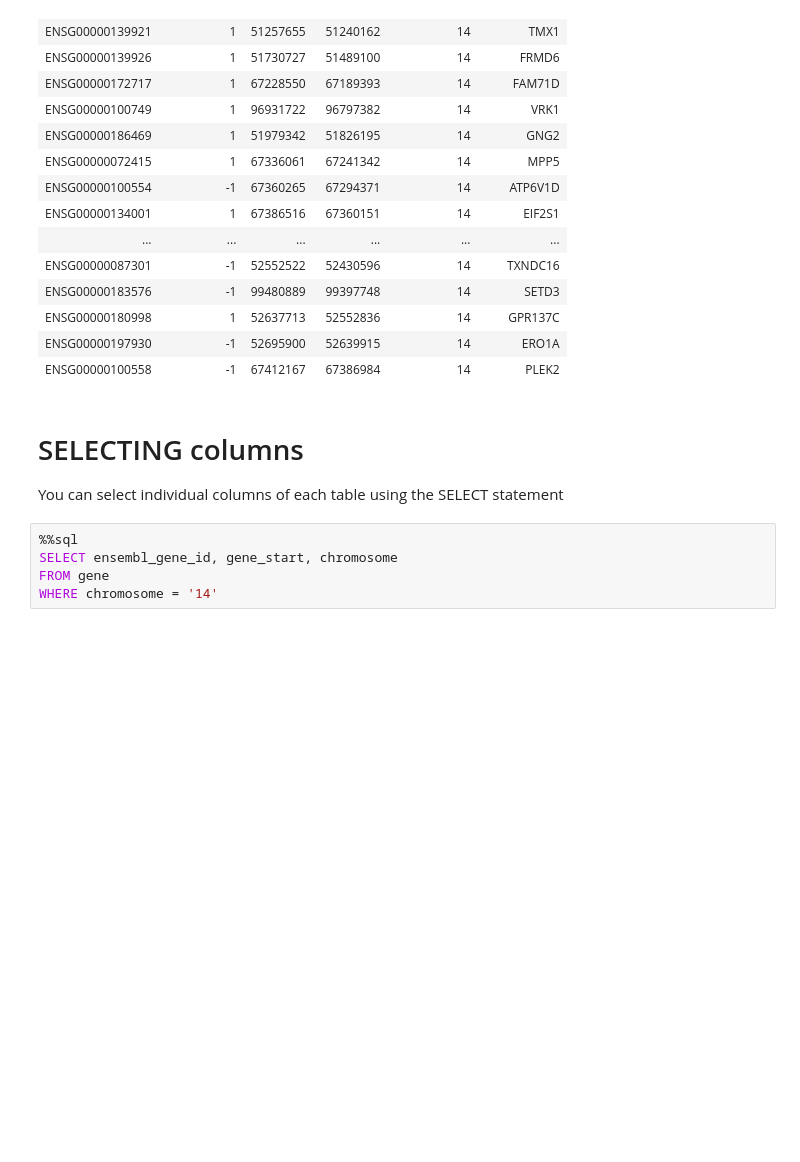
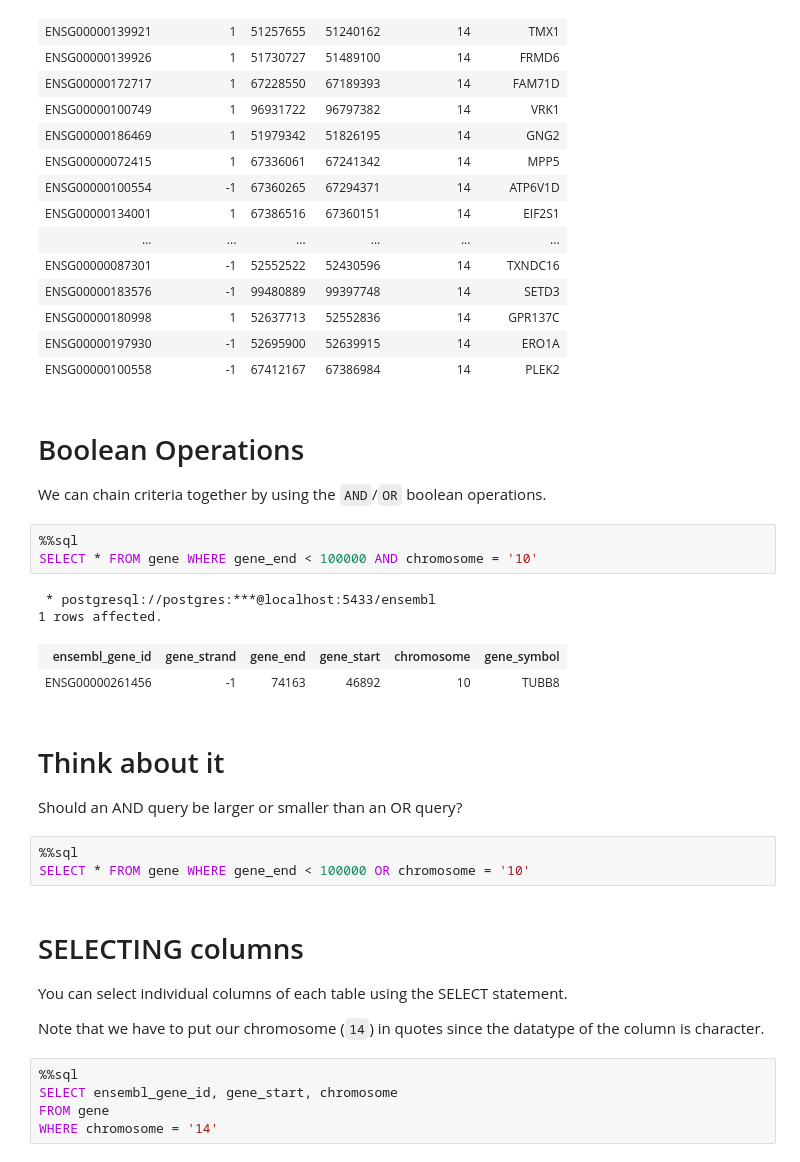
Before and after one commit to laderast/BMI535slides, a Jupyter notebook: Intro-to-SQL.ipynb, the cells around one changed output. Cells and saved outputs as stored; diff of their text form; blank space fills up the shorter version.

```diff
--- a/Intro-to-SQL.ipynb
+++ b/Intro-to-SQL.ipynb
@@ -49,10 +57,31 @@
 | ENSG00000180998 | 1 | 52637713 | 52552836 | 14 | GPR137C |
 | ENSG00000197930 | -1 | 52695900 | 52639915 | 14 | ERO1A |
 | ENSG00000100558 | -1 | 67412167 | 67386984 | 14 | PLEK2 |
+# %% [markdown]
+# Boolean Operations
+
+We can chain criteria together by using the `AND`/`OR` boolean operations.
+# %%
+%%sql
+SELECT * FROM gene WHERE gene_end < 100000 AND chromosome = '10'
+# %% [output]
+ * postgresql://postgres:***@localhost:5433/ensembl
+1 rows affected.
+| ensembl_gene_id | gene_strand | gene_end | gene_start | chromosome | gene_symbol |
+| ENSG00000261456 | -1 | 74163 | 46892 | 10 | TUBB8 |
+# %% [markdown]
+# Think about it
+
+Should an AND query be larger or smaller than an OR query?
+# %%
+%%sql
+SELECT * FROM gene WHERE gene_end < 100000 OR chromosome = '10'
 # %% [markdown]
 # SELECTING columns
 
-You can select individual columns of each table using the SELECT statement
+You can select individual columns of each table using the SELECT statement.
+
+Note that we have to put our chromosome (`14`) in quotes since the datatype of the column is character.
 # %%
 %%sql
 SELECT ensembl_gene_id, gene_start, chromosome
```
Also changed, not shown: parts of 24 cells of this notebook, 1 other file.
